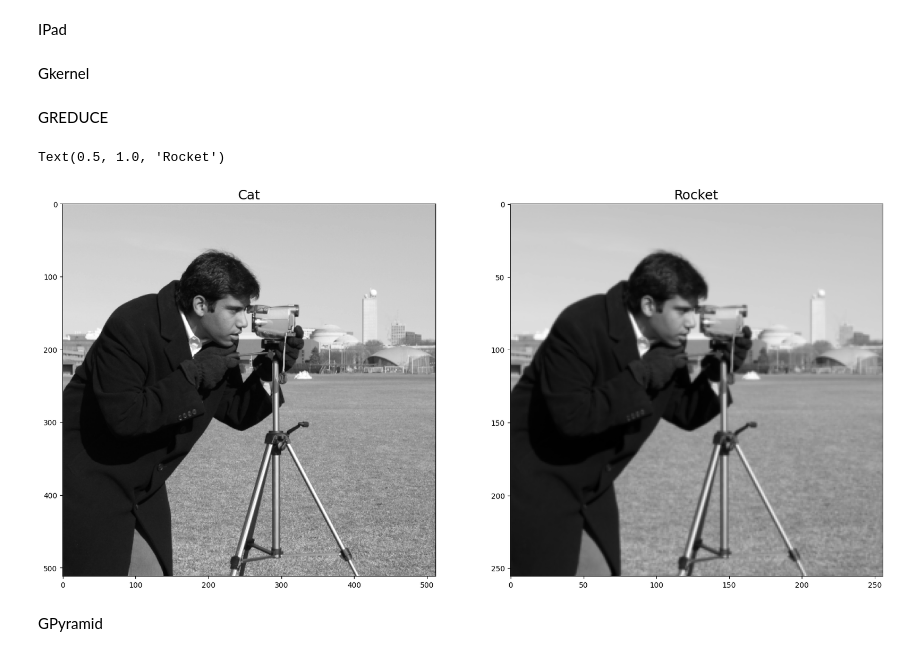
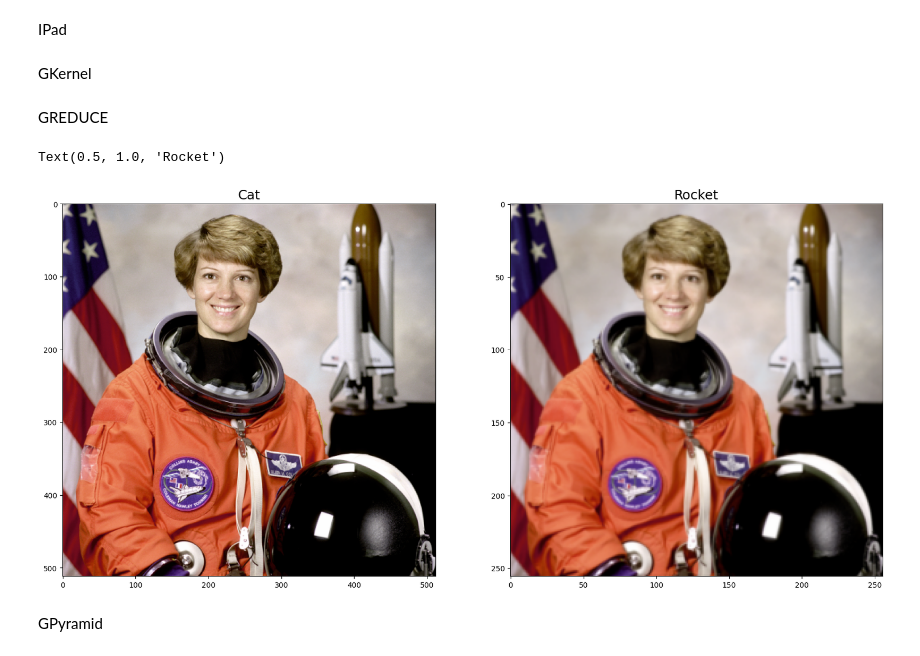
Before and after one commit to kon-si/ntua_img_vid_analysis, a Jupyter notebook: anal_eik.ipynb, the cells around one changed output. Saved outputs shown, nothing was run; the diff lists cells and outputs as text; code cells hidden in the pictures.

```diff
--- a/anal_eik.ipynb
+++ b/anal_eik.ipynb
@@ -11,17 +11,17 @@ import math
 IPad
 # %%
 def IPad(I):  #methodos reflect
-  padded_I = np.zeros((len(I)+4,len(I[0])+4))
-  padded_I[2:len(padded_I)-2,2:len(padded_I[0])-2] = I
-  padded_I[0,1:len(I[0])+1], padded_I[1,1:len(I[0])+1] = I[0], I[0]
-  padded_I[len(I),1:len(I[0])+1], padded_I[len(I)+1,1:len(I[0])+1] = I[len(I)-1], I[len(I)-1]
-  padded_I[1:len(I)+1,0], padded_I[1:len(I)+1,1] = I[0:len(I),0], I[0:len(I),0]
-  padded_I[1:len(I)+1,len(I[0])], padded_I[1:len(I)+1,len(I[0])+1] = I[0:len(I),len(I[0])-1], I[0:len(I),len(I[0])-1]
+  padded_I = np.zeros((I.shape[0]+4, I.shape[1]+4)) if I.ndim == 2 else np.zeros((I.shape[0]+4, I.shape[1]+4, 3))
+  padded_I[2:padded_I.shape[0]-2, 2:padded_I.shape[1]-2] = I
+  padded_I[0, 1:I.shape[1]+1], padded_I[1, 1:I.shape[1]+1] = I[0], I[0]
+  padded_I[I.shape[0], 1:I.shape[1]+1], padded_I[I.shape[0]+1, 1:I.shape[1]+1] = I[I.shape[0]-1], I[I.shape[0]-1]
+  padded_I[1:I.shape[0]+1, 0], padded_I[1:I.shape[0]+1, 1] = I[0:I.shape[0], 0], I[0:I.shape[0], 0]
+  padded_I[1:I.shape[0]+1, I.shape[1]], padded_I[1:I.shape[0]+1, I.shape[1]+1] = I[0:I.shape[0], I.shape[1]-1], I[0:I.shape[0], I.shape[1]-1]
   return padded_I
-# %% [markdown]
-Gkernel
+# %% [markdown]
+GKernel
 # %%
-def Gkernel(a):
+def GKernel(a):
   w_cup = np.array([1/4-a/2,1/4,a,1/4,1/4-a/2])
   h = np.zeros((5,5))
   for i in range(5):
@@ -33,24 +33,24 @@ GREDUCE
 # %%
 def GREDUCE(I,h):
   padded_I = IPad(I)
-  ret_arr = np.zeros((len(I)//2,len(I[0])//2))
-  for i in range(len(I)//2):
-    for j in range(len(I[0])//2):
-      ret_arr[i,j] = sum(sum(np.multiply(h, padded_I[(2*(i+1)-2):(2*(i+1)+2)+1, (2*(j+1)-2):(2*(j+1)+2)+1])))
+  ret_arr = np.zeros((I.shape[0]//2, I.shape[1]//2)) if I.ndim == 2 else np.zeros((I.shape[0]//2, I.shape[1]//2, 3))
+  for i in range(I.shape[0]//2):
+    for j in range(I.shape[1]//2):
+      ret_arr[i,j] = sum(sum(h * padded_I[(2*(i+1)-2):(2*(i+1)+2)+1, (2*(j+1)-2):(2*(j+1)+2)+1])) if I.ndim == 2 else sum(sum(h[:, :, np.newaxis] * padded_I[(2*(i+1)-2):(2*(i+1)+2)+1, (2*(j+1)-2):(2*(j+1)+2)+1]))
   return ret_arr
 
-B = data.camera()
+B = data.astronaut()
 
 f, (ax0, ax1) = plt.subplots(1, 2, figsize=(20, 10)) # (lines, columns, inches)
 
-ax0.imshow(B, cmap='gray')
+ax0.imshow(B.astype('uint8'))
 ax0.set_title('Cat', fontsize=18)
 
-ax1.imshow(GREDUCE(B,Gkernel(0.4)), cmap='gray')
+ax1.imshow(GREDUCE(B,GKernel(0.4)).astype('uint8'))
 ax1.set_title('Rocket', fontsize=18)
 # %% [output]
 Text(0.5, 1.0, 'Rocket')
-[figure, old version]
+[figure, new version]
 # %% [markdown]
 GPyramid
 # %%
```
Also changed, not shown: parts of 6 cells of this notebook.
